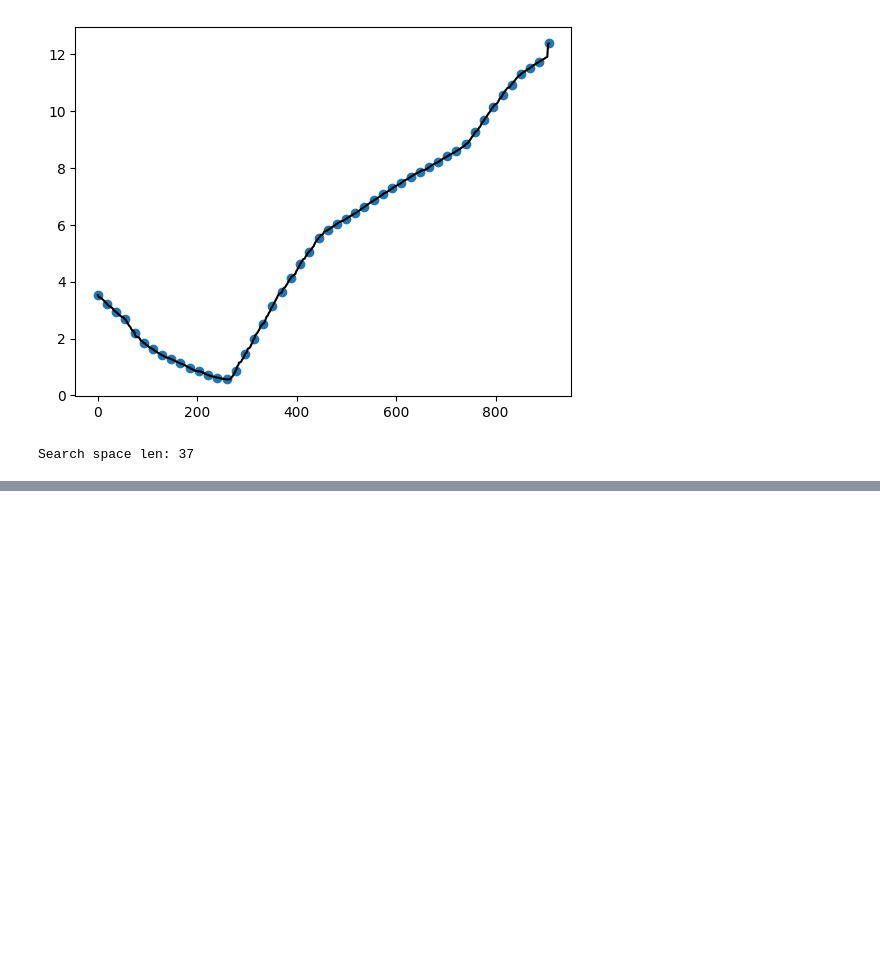
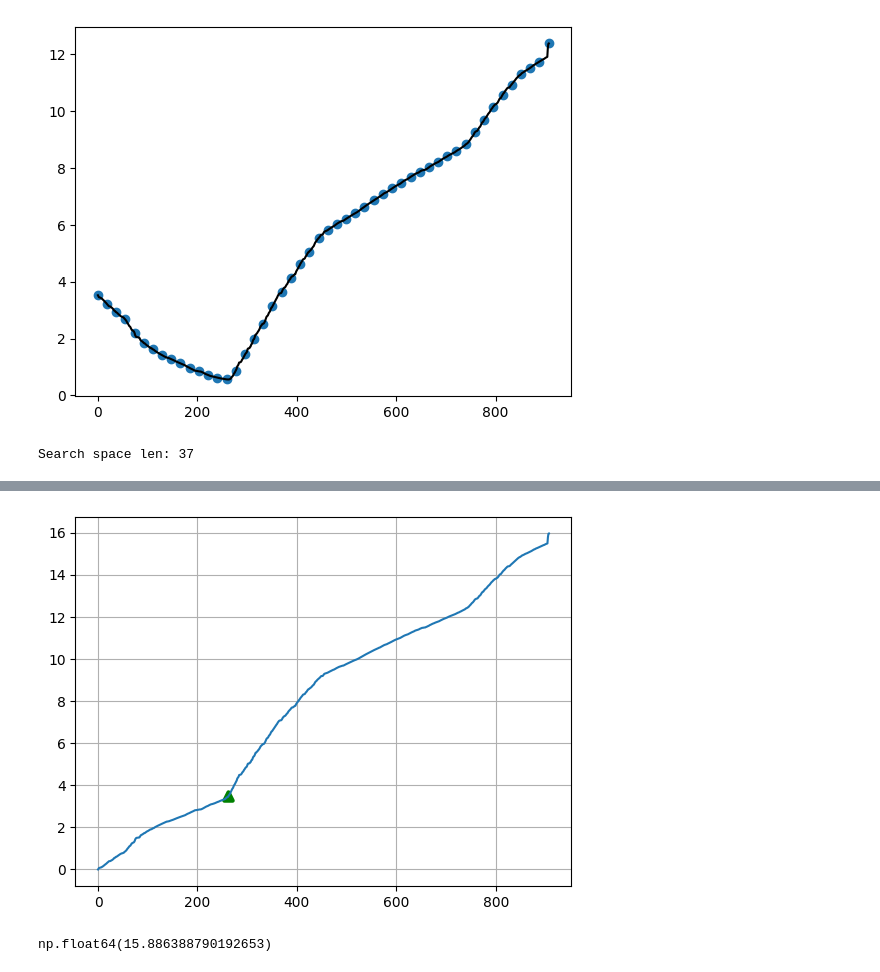
Before and after one commit to androdl96/Closest_point_curve, a Jupyter notebook: visual_wRealLine.ipynb, the cells around one changed output, grey strips where cells are left out. Cells and saved outputs as stored; diff of their text form; code cells hidden in the pictures; blank space fills up the shorter version.

Commit message:
position relative added

```diff
--- a/visual_wRealLine.ipynb
+++ b/visual_wRealLine.ipynb
@@ -50,7 +53,10 @@ display(mapa)
 def haversine(coord1, coord2):
     # Convierte las coordenadas de grados a radianes
     lat1, lon1 = np.radians(coord1)
-    lat2, lon2 = np.radians(coord2[:, 0]), np.radians(coord2[:, 1])
+    if coord2.shape==(2,):
+        lat2, lon2 = np.radians(coord2)
+    else:
+        lat2, lon2 = np.radians(coord2[:, 0]), np.radians(coord2[:, 1])
 
     # Haversine formula
     dlat = lat2 - lat1
@@ -110,3 +116,17 @@ mapa
 [51.096011  3.430668] [51.096011  3.430668]
 Mismo punto en I y en II
 [interactive output not drawn]
+# %%
+relative_distance=[haversine(line[i], line[i-1]) for i in range(1,len(line))]
+relative_distance=[0]+relative_distance
+line_position=np.cumsum(relative_distance)
+plt.plot(line_position)
+plt.scatter(new_space[0]+min_ndist_arg,line_position[new_space[0]+min_ndist_arg],color='g', marker='^',linewidths=3)
+plt.grid(True)
+plt.show()
+# %% [output]
+[figure, added]
+# %%
+haversine(line[0], line[-1])
+# %% [output]
+np.float64(15.886388790192653)
```
Also changed, not shown: parts of 2 cells of this notebook.
